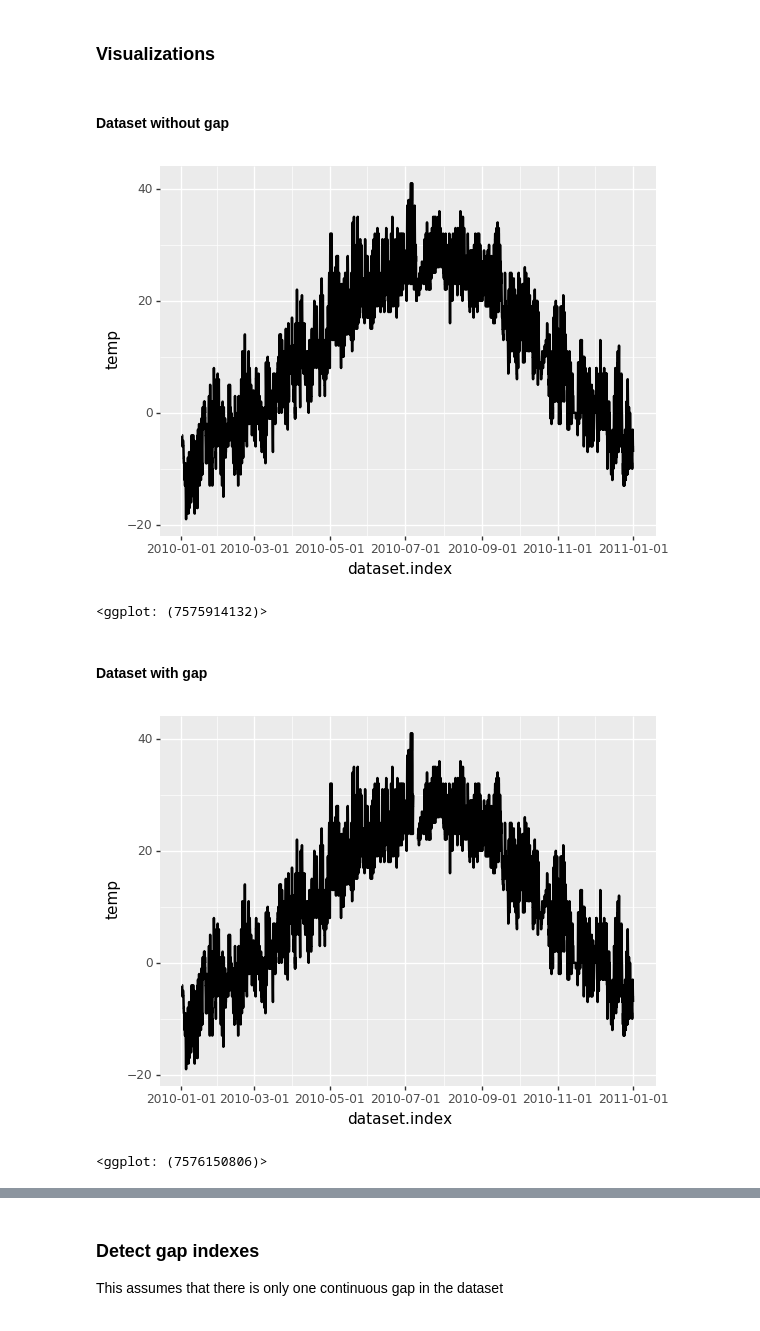
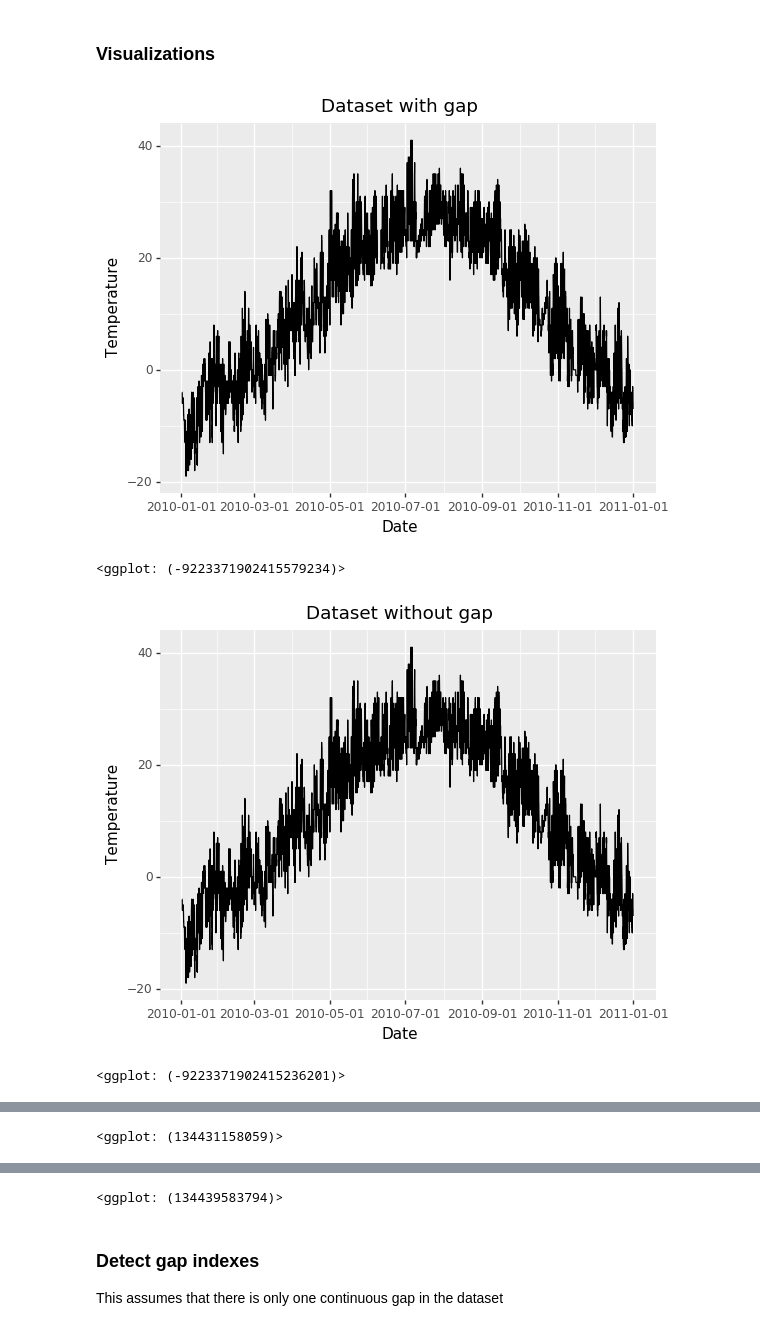
Before and after one commit to gentrexha/energy_efficient_ds, a Jupyter notebook: Assignment P2/notebooks/Assignment_P2.ipynb, the cells around one changed output, grey strips where cells are left out. Cells and saved outputs as stored; diff of their text form; code cells hidden in the pictures.

```diff
--- a/Assignment P2/notebooks/Assignment_P2.ipynb
+++ b/Assignment P2/notebooks/Assignment_P2.ipynb
@@ -84,23 +94,29 @@ def create_gap(df):
 df_gap = create_gap(df_pred)
 # %% [markdown]
 ### Visualizations
-# %% [markdown]
-#### Dataset without gap
-# %%
-dataset = df_pred
-
-(ggplot(dataset, aes('dataset.index', 'temp'))
- + geom_line(size=1))
-# %% [output]
-[figure, removed]
-<ggplot: (7575914132)>
-# %% [markdown]
-#### Dataset with gap
-# %%
-dataset = df_gap
-
-(ggplot(dataset, aes('dataset.index', 'temp'))
- + geom_line(size=1))
-# %% [output]
-[figure, removed]
-<ggplot: (7576150806)>
+# %%
+# df_gap
+g1 = ggplot(df_gap, aes('df_gap.index', 'temp')) + geom_line() + labs(x='Date', y='Temperature', title='Dataset with gap')
+print(g1)
+
+# df_pred
+g2 = ggplot(df_pred, aes('df_pred.index', 'temp')) + geom_line() + labs(x='Date', y='Temperature', title='Dataset without gap')
+print(g2)
+
+# Find gap
+nan_indexes = pd.isnull(df_gap).any(1).nonzero()[0].tolist()
+
+# Zoomed in version of df_gap
+dataset = df_gap.iloc[nan_indexes[0]-24*7:nan_indexes[-1]+24*7]
+g3 = ggplot(dataset, aes('dataset.index', 'temp')) + geom_line() + labs(x='Date', y='Temperature', title='Zoomed in dataset with gap')
+print(g3)
+
+# Zoomed in version of df_pred
+dataset = df_pred.iloc[nan_indexes[0]-24*7:nan_indexes[-1]+24*7]
+g4 = ggplot(dataset, aes('dataset.index', 'temp')) + geom_line() + labs(x='Date', y='Temperature', title='Zoomed in dataset without gap')
+print(g4)
+# %% [output]
+[figure, added]
+<ggplot: (-9223371902415579234)>
+[figure, added]
+<ggplot: (-9223371902415236201)>
@@ -106,0 +124 @@ dataset = df_gap
+<ggplot: (134431158059)>
@@ -107,3 +126,4 @@ dataset = df_gap
+<ggplot: (134439583794)>
 # %% [markdown]
 ### Detect gap indexes
 
```
Also changed, not shown: parts of 10 cells of this notebook, 4 other files.
